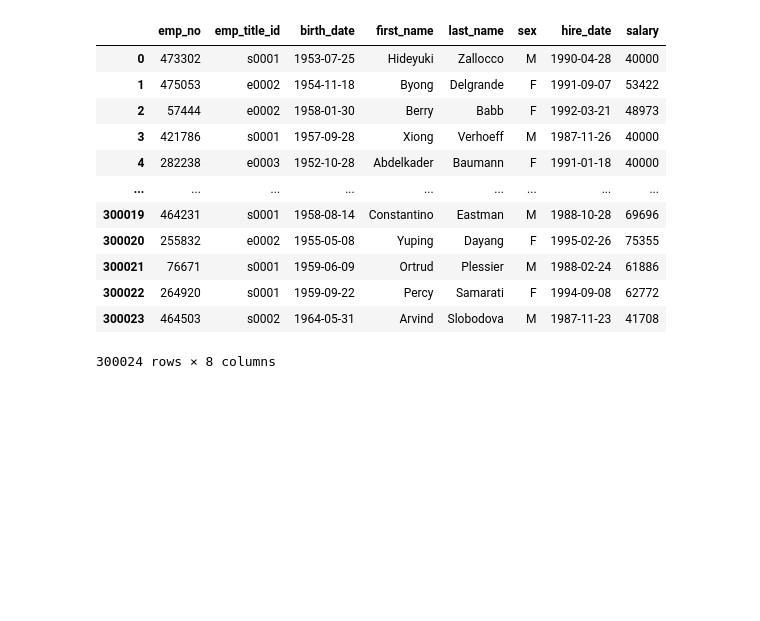
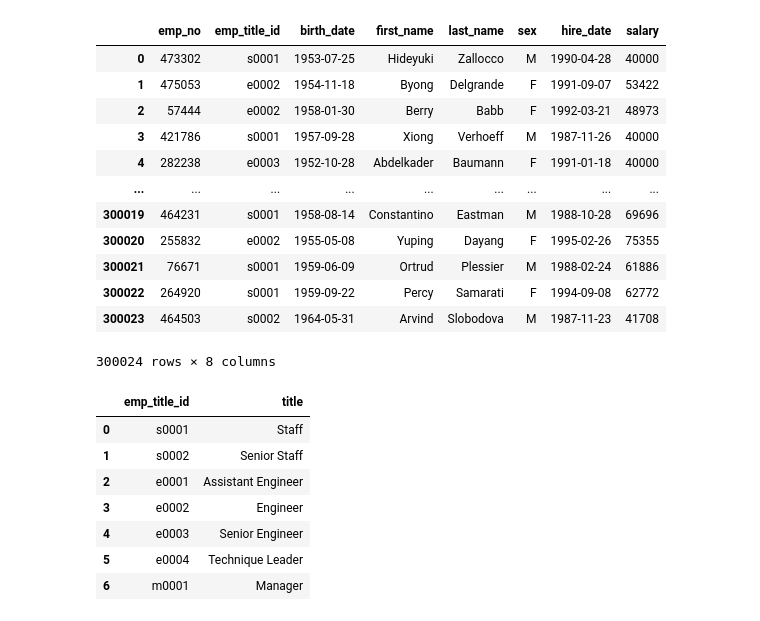
Before and after one commit to ic17rey/sql-challenge, a Jupyter notebook: sql_bonus.ipynb, the cells around one changed output. Drawn from its saved outputs; the diff is of its cells as text; code cells hidden in the pictures; blank space fills up the shorter version.

```diff
--- a/sql_bonus.ipynb
+++ b/sql_bonus.ipynb
@@ -117,7 +123,14 @@ merge1_df
 300024 rows × 8 columns
 # %%
 # Rename title_id in data_titles to match merge1_df before final merge
-data_titles = salary_data_filter_df.rename(columns={"Player" : "player_name"})
-
-merge_final_df = pd.merge(merge1_df, data_titles, on='emp_no')
-merge_final_df
+data_titles = data_titles.rename(columns={"title_id" : "emp_title_id"})
+data_titles
+# %% [output]
+|  | emp_title_id | title |
+| 0 | s0001 | Staff |
+| 1 | s0002 | Senior Staff |
+| 2 | e0001 | Assistant Engineer |
+| 3 | e0002 | Engineer |
+| 4 | e0003 | Senior Engineer |
+| 5 | e0004 | Technique Leader |
+| 6 | m0001 | Manager |
```
Also changed, not shown: parts of 11 cells of this notebook.
